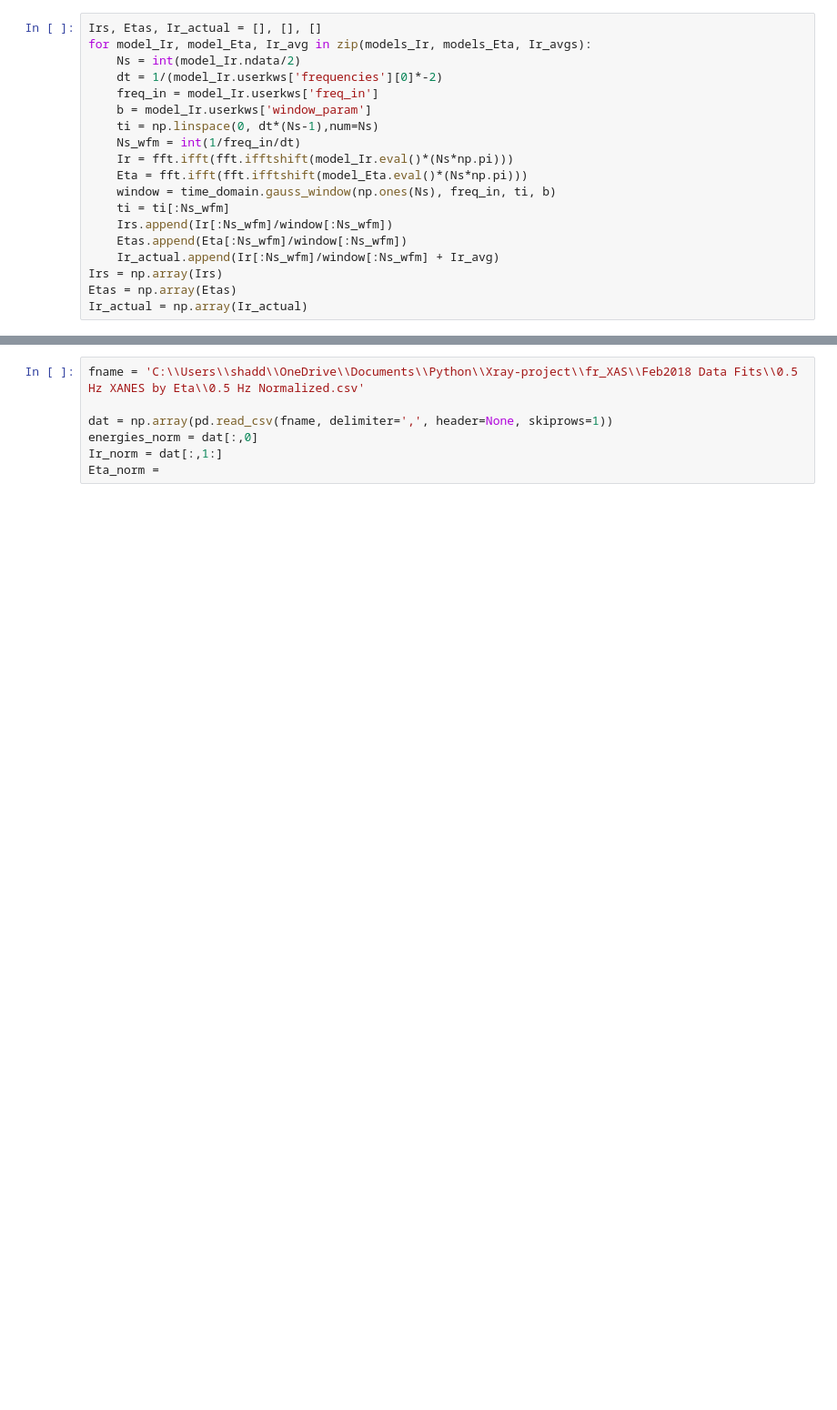
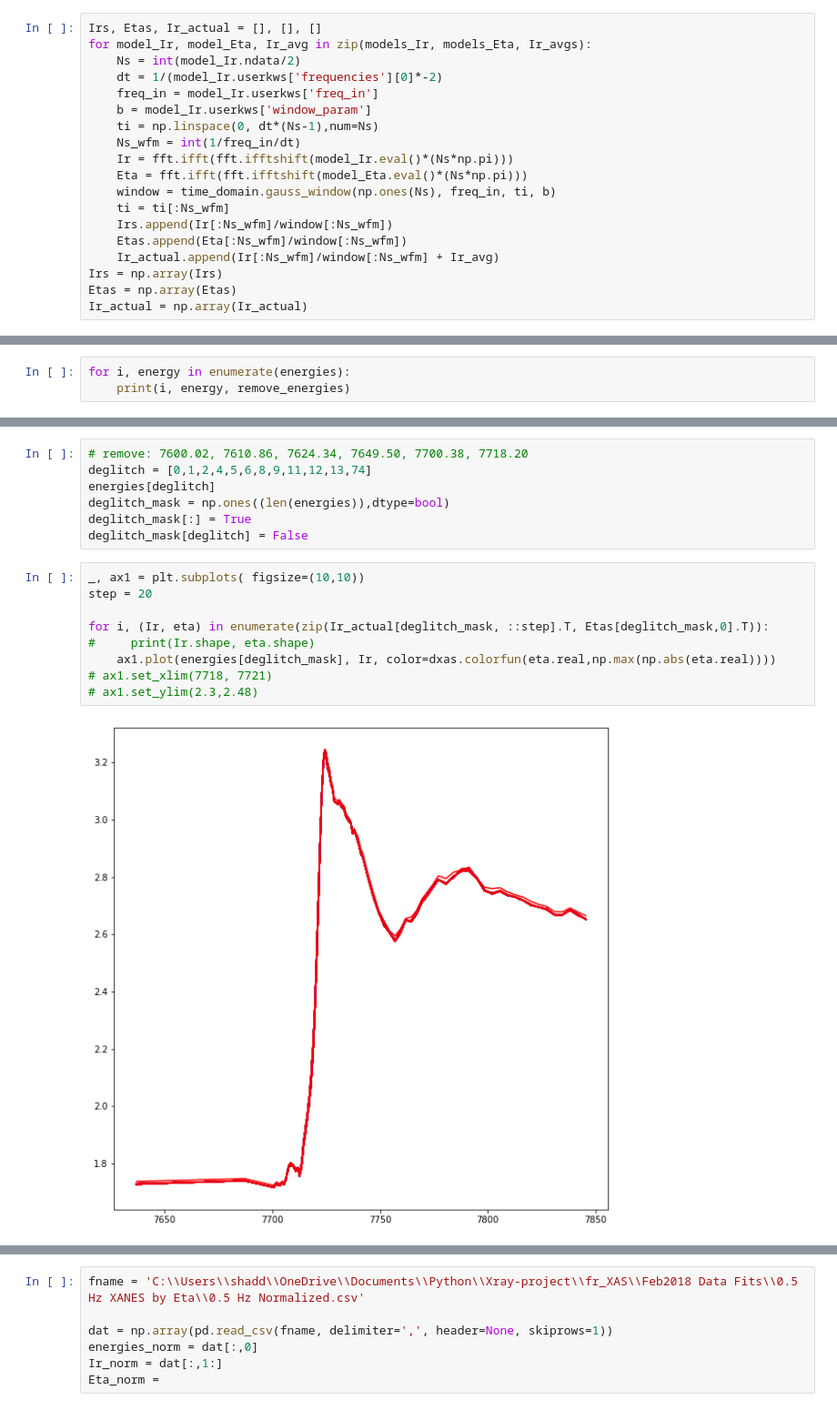
Before and after one commit to BGerwe/Xray-Project, a Jupyter notebook: fr_XAS/frXAS Paper Figures/Feb18 1 Hz XANES Figure.ipynb, the cells around one changed output, grey strips where cells are left out. Shown at 91% size. Saved outputs shown, nothing was run; the diff lists cells and outputs as text; blank space fills up the shorter version.

```diff
--- a/fr_XAS/frXAS Paper Figures/Feb18 1 Hz XANES Figure.ipynb
+++ b/fr_XAS/frXAS Paper Figures/Feb18 1 Hz XANES Figure.ipynb
@@ -91,0 +104,3 @@ for i in range(0, 40):
+# %%
+for i, energy in enumerate(energies):
+    print(i, energy, remove_energies)
@@ -92 +125,19 @@ for i in range(0, 40):
+# %%
+# remove: 7600.02, 7610.86, 7624.34, 7649.50, 7700.38, 7718.20
+deglitch = [0,1,2,4,5,6,8,9,11,12,13,74]
+energies[deglitch]
+deglitch_mask = np.ones((len(energies)),dtype=bool)
+deglitch_mask[:] = True
+deglitch_mask[deglitch] = False
+# %%
+_, ax1 = plt.subplots( figsize=(10,10))
+step = 20
+
+for i, (Ir, eta) in enumerate(zip(Ir_actual[deglitch_mask, ::step].T, Etas[deglitch_mask,0].T)):
+#     print(Ir.shape, eta.shape)
+    ax1.plot(energies[deglitch_mask], Ir, color=dxas.colorfun(eta.real,np.max(np.abs(eta.real))))
+# ax1.set_xlim(7718, 7721)
+# ax1.set_ylim(2.3,2.48)
+# %% [output]
+[figure, added]
 # %%
```
Also changed, not shown: parts of 23 cells of this notebook, 3 other files.
